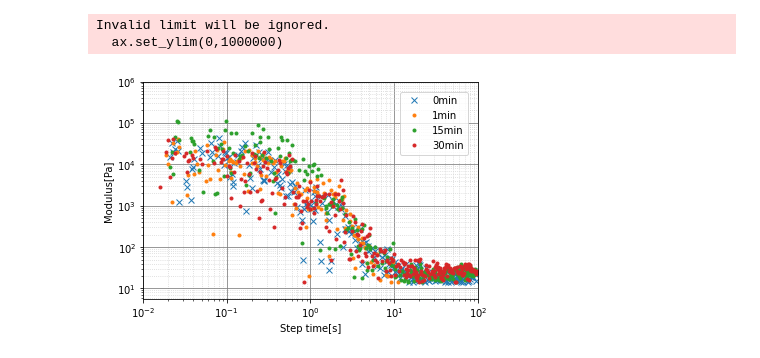
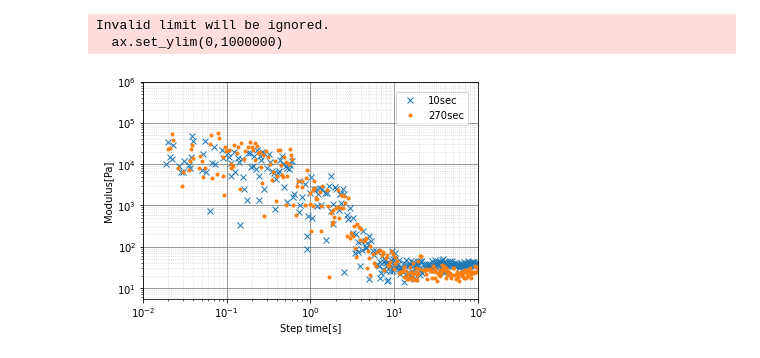
Before and after one commit to komainu99/dynamic-mechanical-analysis, a Jupyter notebook: stress_relaxation.ipynb, the cells around one changed output. Cells and saved outputs as stored; diff of their text form; code cells hidden in the pictures.

```diff
--- a/stress_relaxation.ipynb
+++ b/stress_relaxation.ipynb
@@ -9,46 +9,46 @@ import seaborn as sns
 
 column = 'Modulus'
 
-file_path = '/Volumes/KAZU-USB/220714_Rheo/0min/0min10mg_05%100s.txt'
-file_path2 = '/Volumes/KAZU-USB/220714_Rheo/1min/1min10mg_05%100s.txt'
-file_path3 = '/Volumes/KAZU-USB/220714_Rheo/15min/15min10mg_05%100s.txt'
-file_path4 = '/Volumes/KAZU-USB/220714_Rheo/30min/30min10mg_05%100s.txt'
+file_path = '/Volumes/KAZU-USB/220715_Rheoデータ再生成/10sec05%100s (1).txt'
+file_path2 = '/Volumes/KAZU-USB/220714_Rheo/60sec/60sec05%100s (1).txt'
+file_path3 = '/Volumes/KAZU-USB/220714_Rheo/270sec/270sec05%100s.txt'
+#file_path4 = '/Volumes/KAZU-USB/220714_Rheo/30min/30min10mg_05%100s (1).txt'
 
 df = pd.read_table(file_path, header=90)
 df.drop(index=0, inplace=True)
 df2 = pd.read_table(file_path2, header=90)
 df2.drop(index=0, inplace=True)
 df3 = pd.read_table(file_path3, header=90)
 df3.drop(index=0, inplace=True)
-df4 = pd.read_table(file_path4, header=90)
-df4.drop(index=0, inplace=True)
+# df4 = pd.read_table(file_path4, header=90)
+# df4.drop(index=0, inplace=True)
 
 fig, ax = plt.subplots()
 
-plt.plot(df['Step time'].astype('float'), df[column].astype('float'), label='0min', marker='x', linestyle='None')
-plt.plot(df2['Step time'].astype('float'), df2[column].astype('float'), label='1min', marker='.', linestyle='None')
-plt.plot(df3['Step time'].astype('float'), df3[column].astype('float'), label='15min', marker='.', linestyle='None')
-plt.plot(df4['Step time'].astype('float'), df4[column].astype('float'), label='30min', marker='.', linestyle='None')
+plt.plot(df['Step time'].astype('float'), df[column].astype('float'), label='10sec', marker='x', linestyle='None')
+#plt.plot(df2['Step time'].astype('float'), df2[column].astype('float'), label='60sec', marker='.', linestyle='None')
+plt.plot(df3['Step time'].astype('float'), df3[column].astype('float'), label='270sec', marker='.', linestyle='None')
+#plt.plot(df4['Step time'].astype('float'), df4[column].astype('float'), label='30min', marker='.', linestyle='None')
 
 ax.set_xscale('log')
 ax.set_yscale('log')
 
 plt.minorticks_on()
 plt.grid(which="major", color="gray", linestyle="solid")
 plt.grid(which="minor", color="lightgray", linestyle="dotted")
 
 ax.set_xlim(0.01, 100)
 ax.set_ylim(0,1000000)
 ax.set_xlabel('Step time[s]')
 ax.set_ylabel(column + "[Pa]")
 
 title = column
 
 plt.legend(bbox_to_anchor=(1, 1), loc='best', borderaxespad=1)
 plt.show()
 
 fig.savefig("%s.png"%title)
 # %% [output]
 Invalid limit will be ignored.
   ax.set_ylim(0,1000000)
-[figure, old version]
+[figure, new version]
```
Also changed, not shown: 12 other files.
